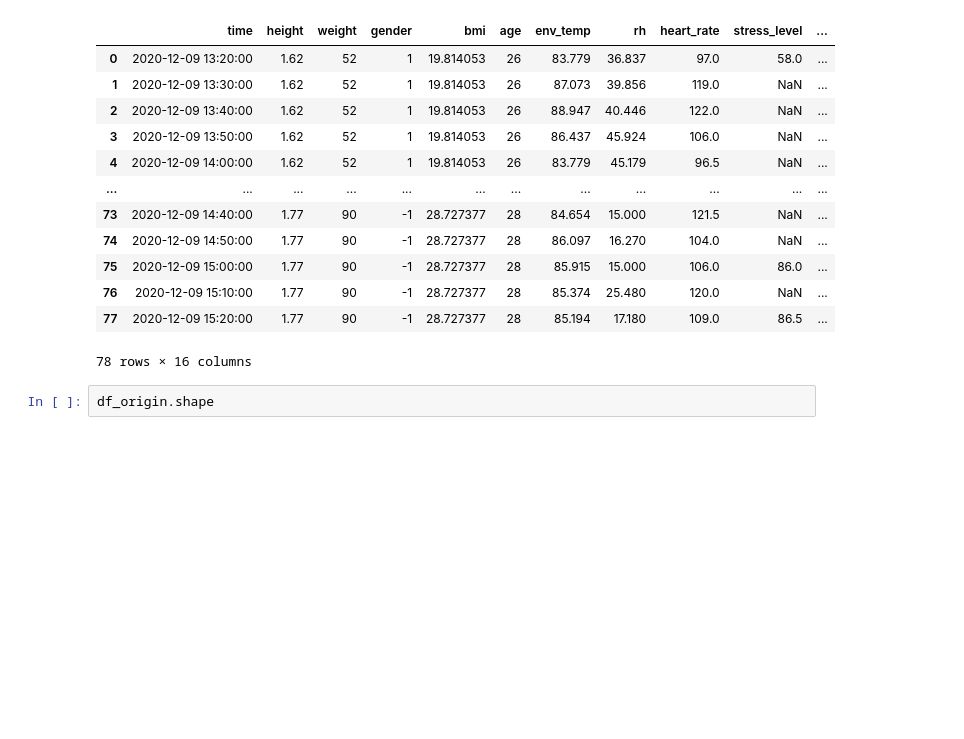
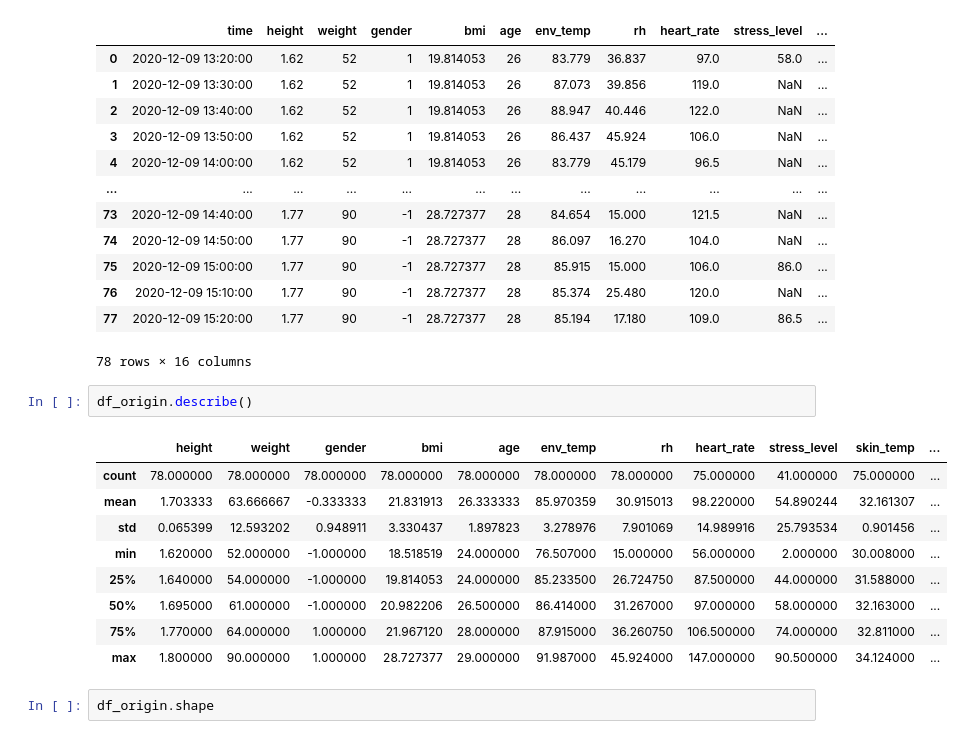
Before and after one commit to chengxiangduan-usc/mecsc, a Jupyter notebook: final_test/model_examine/final_test_model_examine.ipynb, the cells around one changed output. Cells and saved outputs as stored; diff of their text form; blank space fills up the shorter version.

```diff
--- a/final_test/model_examine/final_test_model_examine.ipynb
+++ b/final_test/model_examine/final_test_model_examine.ipynb
@@ -132,6 +132,18 @@ df_origin
 | 76 | 2020-12-09 15:10:00 | 1.77 | 90 | -1 | 28.727377 | 28 | 85.374 | 25.480 | 120.0 | NaN | ... |
 | 77 | 2020-12-09 15:20:00 | 1.77 | 90 | -1 | 28.727377 | 28 | 85.194 | 17.180 | 109.0 | 86.5 | ... |
 78 rows × 16 columns
+# %%
+df_origin.describe()
+# %% [output]
+|  | height | weight | gender | bmi | age | env_temp | rh | heart_rate | stress_level | skin_temp | ... |
+| count | 78.000000 | 78.000000 | 78.000000 | 78.000000 | 78.000000 | 78.000000 | 78.000000 | 75.000000 | 41.000000 | 75.000000 | ... |
+| mean | 1.703333 | 63.666667 | -0.333333 | 21.831913 | 26.333333 | 85.970359 | 30.915013 | 98.220000 | 54.890244 | 32.161307 | ... |
+| std | 0.065399 | 12.593202 | 0.948911 | 3.330437 | 1.897823 | 3.278976 | 7.901069 | 14.989916 | 25.793534 | 0.901456 | ... |
+| min | 1.620000 | 52.000000 | -1.000000 | 18.518519 | 24.000000 | 76.507000 | 15.000000 | 56.000000 | 2.000000 | 30.008000 | ... |
+| 25% | 1.640000 | 54.000000 | -1.000000 | 19.814053 | 24.000000 | 85.233500 | 26.724750 | 87.500000 | 44.000000 | 31.588000 | ... |
+| 50% | 1.695000 | 61.000000 | -1.000000 | 20.982206 | 26.500000 | 86.414000 | 31.267000 | 97.000000 | 58.000000 | 32.163000 | ... |
+| 75% | 1.770000 | 64.000000 | 1.000000 | 21.967120 | 28.000000 | 87.915000 | 36.260750 | 106.500000 | 74.000000 | 32.811000 | ... |
+| max | 1.800000 | 90.000000 | 1.000000 | 28.727377 | 29.000000 | 91.987000 | 45.924000 | 147.000000 | 90.500000 | 34.124000 | ... |
 # %%
 df_origin.shape
 # %% [output]
```
Also changed, not shown: 1 other file.
